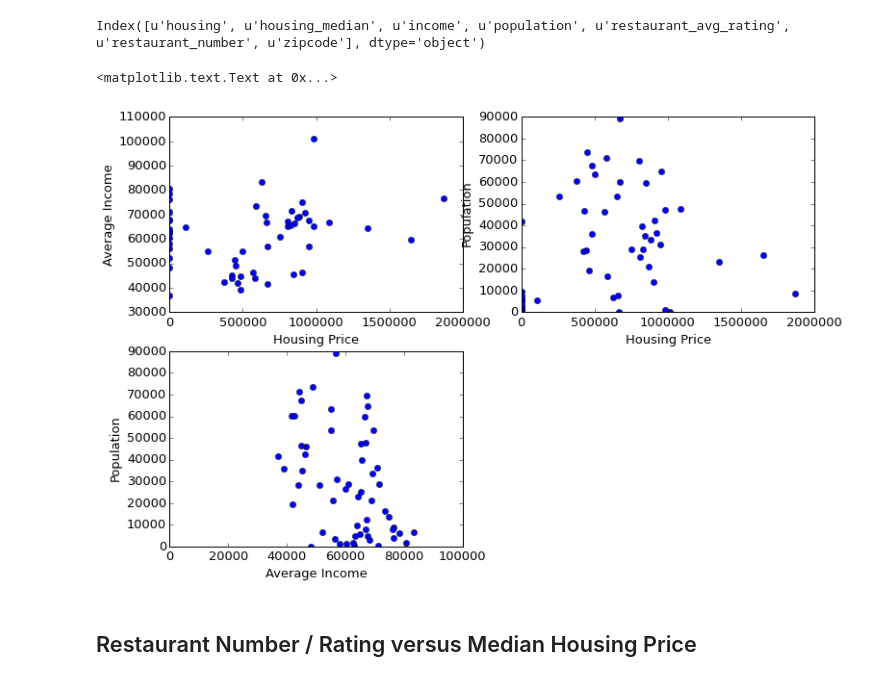
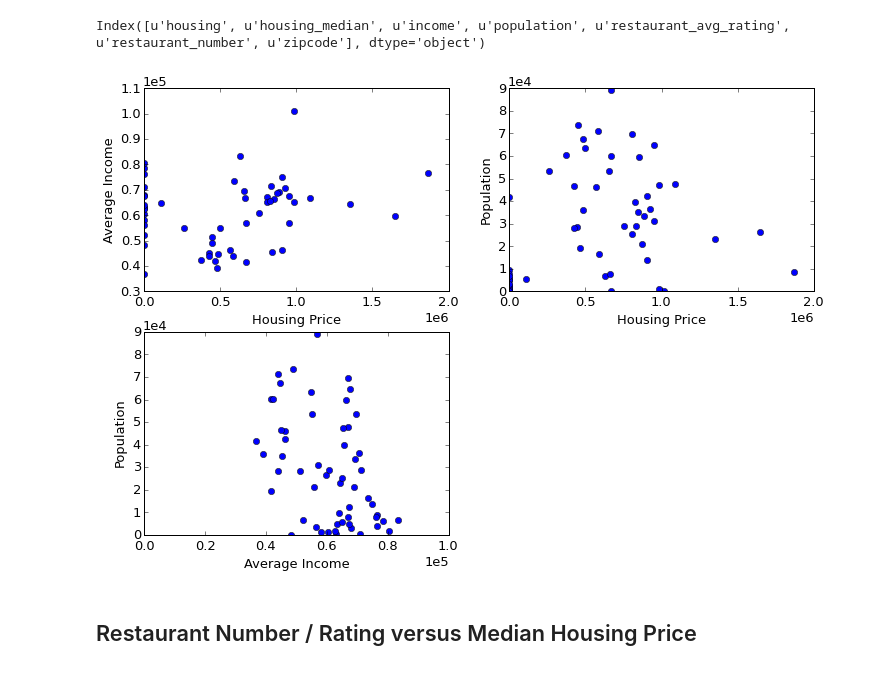
Before and after one commit to luiscvargas/insight_project, a Jupyter notebook: analysis/week2_analysis.ipynb, the cells around one changed output. Saved outputs shown, nothing was run; the diff lists cells and outputs as text; code cells hidden in the pictures.

```diff
--- a/analysis/week2_analysis.ipynb
+++ b/analysis/week2_analysis.ipynb
@@ -43,25 +43,30 @@ Index([u'housing', u'housing_median', u'income', u'population', u'restaurant_avg
 # %%
 mpl.rcParams["figure.figsize"] = (12,8)
 mpl.rcParams["font.size"] = 13
 ax1 = plt.subplot(221)
 ax1.plot(df.housing_median,df.income,marker='o',ms=6,ls='None')
 ax1.set_xlim([0,2e6])
 ax1.set_xlabel("Housing Price")
 ax1.set_ylabel("Average Income")
 ax2 = plt.subplot(222)
 ax2.plot(df.housing_median,df.population,marker='o',ms=6,ls='None')
 ax2.set_xlim([0,2e6])
 ax2.set_xlabel("Housing Price")
 ax2.set_ylabel("Population")
-ax2 = plt.subplot(223)
-ax2.plot(df.income,df.population,marker='o',ms=6,ls='None')
-ax2.set_xlim([0,100000])
-ax2.set_xlim([0,100000])
-ax2.set_xlabel("Average Income")
-ax2.set_ylabel("Population")
+ax3 = plt.subplot(223)
+ax3.plot(df.income,df.population,marker='o',ms=6,ls='None')
+ax3.set_xlim([0,100000])
+ax3.set_xlim([0,100000])
+ax3.set_xlabel("Average Income")
+ax3.set_ylabel("Population")
+ax1.ticklabel_format(axis='x', style='sci', scilimits=(-2,2))
+ax2.ticklabel_format(axis='x', style='sci', scilimits=(-2,2))
+ax3.ticklabel_format(axis='x', style='sci', scilimits=(-2,2))
+ax1.ticklabel_format(axis='y', style='sci', scilimits=(-2,2))
+ax2.ticklabel_format(axis='y', style='sci', scilimits=(-2,2))
+ax3.ticklabel_format(axis='y', style='sci', scilimits=(-2,2))
 # %% [output]
-<matplotlib.text.Text at 0x...>
-[figure, old version]
+[figure, new version]
 # %% [markdown]
 ## Restaurant Number / Rating versus Median Housing Price
 # %%
```
Also changed, not shown: parts of 5 cells of this notebook, 1 other file.
